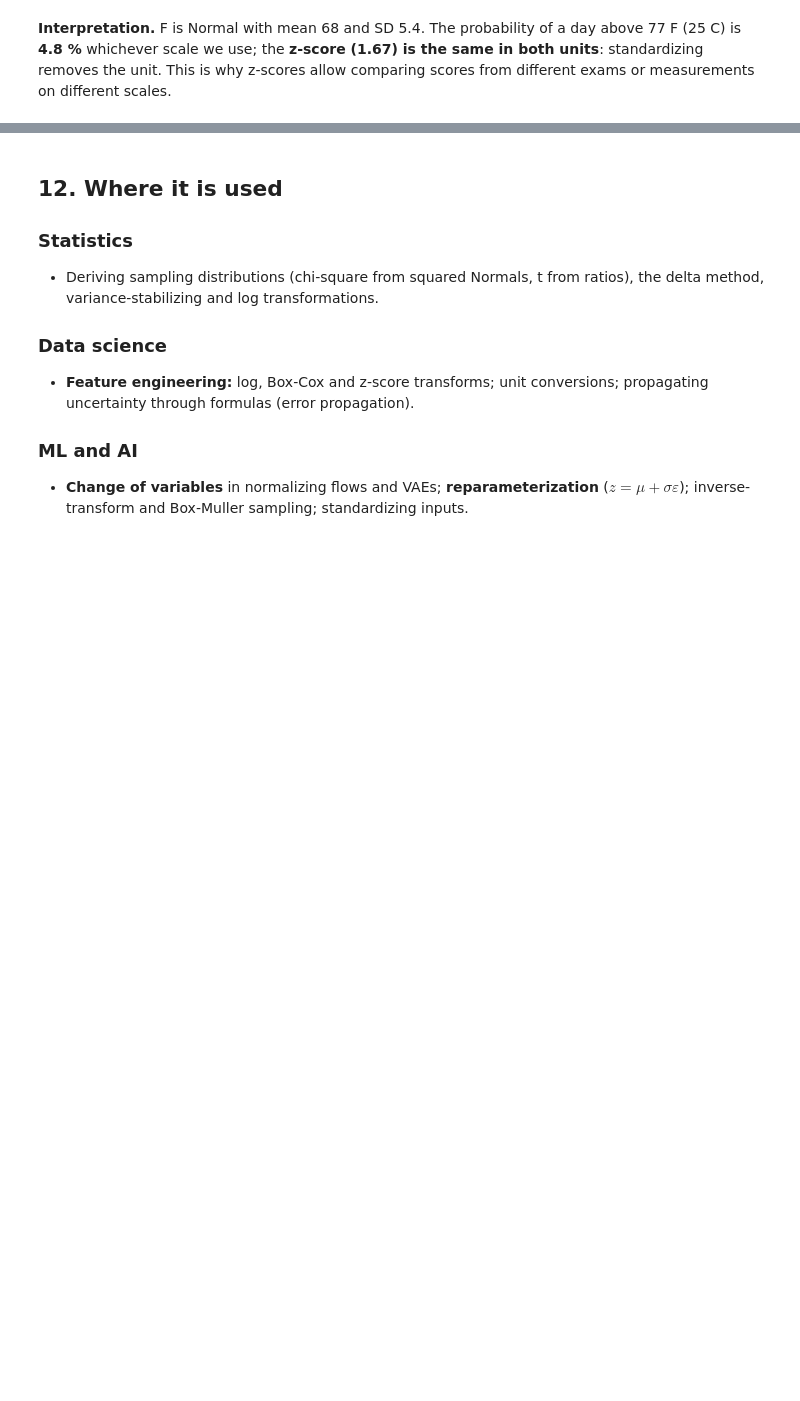
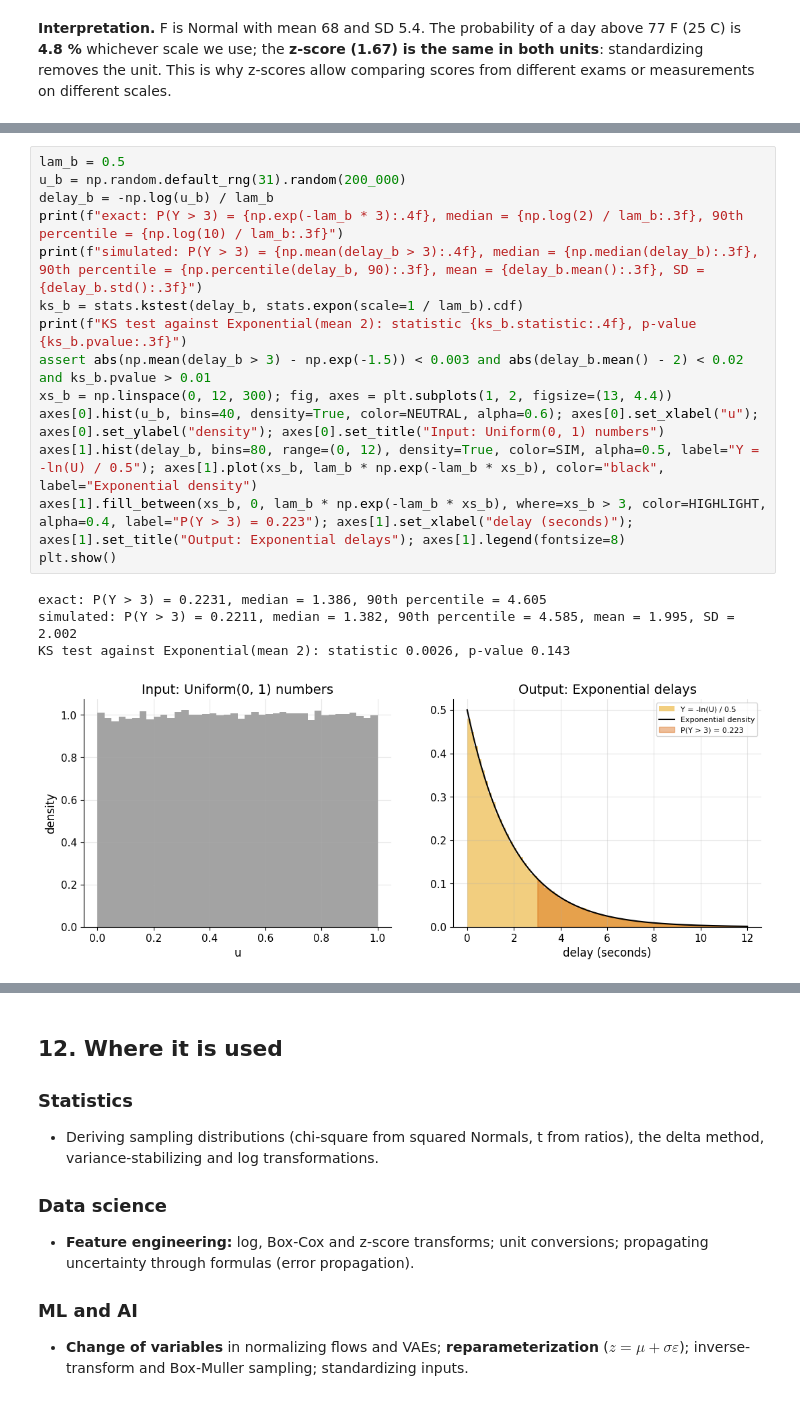
Before and after one commit to AhmedMostafaAttiaaa/distributions-irl, a Jupyter notebook: module_00_foundations/notebooks/00_04_transformations.ipynb, the cells around one changed output, grey strips where cells are left out. Cells and saved outputs as stored; diff of their text form; blank space fills up the shorter version.

```diff
--- a/module_00_foundations/notebooks/00_04_transformations.ipynb
+++ b/module_00_foundations/notebooks/00_04_transformations.ipynb
@@ -361,0 +438,19 @@ F ~ N(68.0, 5.4^2); P(F > 77) = 0.0478 (simulated 0.0478); z-score of 77 F = 1.6
+# %%
+lam_b = 0.5
+u_b = np.random.default_rng(31).random(200_000)
+delay_b = -np.log(u_b) / lam_b
+print(f"exact: P(Y > 3) = {np.exp(-lam_b * 3):.4f}, median = {np.log(2) / lam_b:.3f}, 90th percentile = {np.log(10) / lam_b:.3f}")
+print(f"simulated: P(Y > 3) = {np.mean(delay_b > 3):.4f}, median = {np.median(delay_b):.3f}, 90th percentile = {np.percentile(delay_b, 90):.3f}, mean = {delay_b.mean():.3f}, SD = {delay_b.std():.3f}")
+ks_b = stats.kstest(delay_b, stats.expon(scale=1 / lam_b).cdf)
+print(f"KS test against Exponential(mean 2): statistic {ks_b.statistic:.4f}, p-value {ks_b.pvalue:.3f}")
+assert abs(np.mean(delay_b > 3) - np.exp(-1.5)) < 0.003 and abs(delay_b.mean() - 2) < 0.02 and ks_b.pvalue > 0.01
+xs_b = np.linspace(0, 12, 300); fig, axes = plt.subplots(1, 2, figsize=(13, 4.4))
+axes[0].hist(u_b, bins=40, density=True, color=NEUTRAL, alpha=0.6); axes[0].set_xlabel("u"); axes[0].set_ylabel("density"); axes[0].set_title("Input: Uniform(0, 1) numbers")
+axes[1].hist(delay_b, bins=80, range=(0, 12), density=True, color=SIM, alpha=0.5, label="Y = -ln(U) / 0.5"); axes[1].plot(xs_b, lam_b * np.exp(-lam_b * xs_b), color="black", label="Exponential density")
+axes[1].fill_between(xs_b, 0, lam_b * np.exp(-lam_b * xs_b), where=xs_b > 3, color=HIGHLIGHT, alpha=0.4, label="P(Y > 3) = 0.223"); axes[1].set_xlabel("delay (seconds)"); axes[1].set_title("Output: Exponential delays"); axes[1].legend(fontsize=8)
+plt.show()
+# %% [output]
+exact: P(Y > 3) = 0.2231, median = 1.386, 90th percentile = 4.605
+simulated: P(Y > 3) = 0.2211, median = 1.382, 90th percentile = 4.585, mean = 1.995, SD = 2.002
+KS test against Exponential(mean 2): statistic 0.0026, p-value 0.143
+[figure, added]
```
Also changed, not shown: parts of 11 cells of this notebook.
